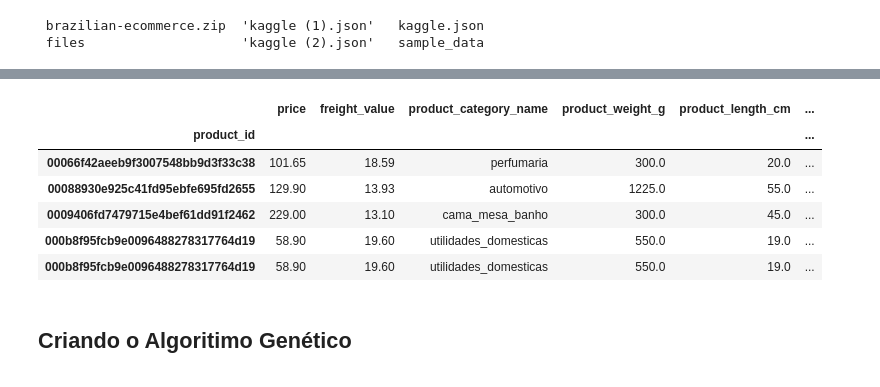
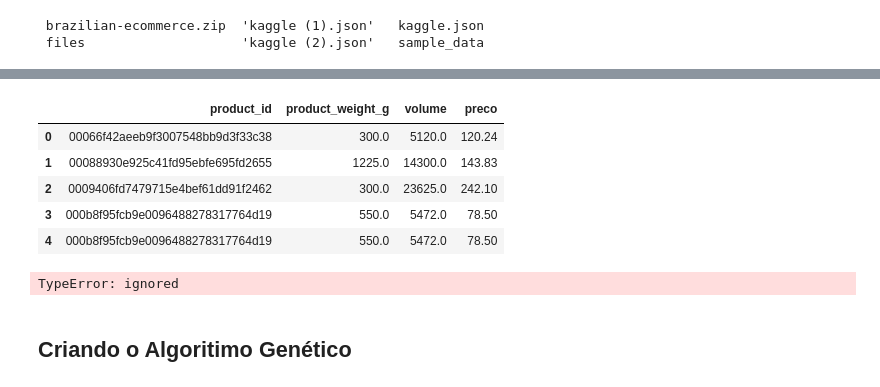
Before and after one commit to jvataidee/PesquisaOperacional, a Jupyter notebook: otimização_caraga_caminhão.ipynb, the cells around one changed output, grey strips where cells are left out. Drawn from its saved outputs; the diff is of its cells as text; code cells hidden in the pictures.

```diff
--- a/otimização_caraga_caminhão.ipynb
+++ b/otimização_caraga_caminhão.ipynb
@@ -98,15 +79,6 @@ df_produto.head()
 # %%
  #Realizar um join entre as tabelas
  df = df_items.join(df_produto)
- df.head()
-# %% [output]
-|  | price | freight_value | product_category_name | product_weight_g | product_length_cm | ... |
-| product_id |  |  |  |  |  | ... |
-| 00066f42aeeb9f3007548bb9d3f33c38 | 101.65 | 18.59 | perfumaria | 300.0 | 20.0 | ... |
-| 00088930e925c41fd95ebfe695fd2655 | 129.90 | 13.93 | automotivo | 1225.0 | 55.0 | ... |
-| 0009406fd7479715e4bef61dd91f2462 | 229.00 | 13.10 | cama_mesa_banho | 300.0 | 45.0 | ... |
-| 000b8f95fcb9e0096488278317764d19 | 58.90 | 19.60 | utilidades_domesticas | 550.0 | 19.0 | ... |
-| 000b8f95fcb9e0096488278317764d19 | 58.90 | 19.60 | utilidades_domesticas | 550.0 | 19.0 | ... |
 # %%
 df["volume"] = df["product_length_cm"]*df["product_height_cm"]*df["product_width_cm"]
 df["preco"] =  df["price"]+df["freight_value"]
@@ -115,5 +86,17 @@ df = df.reset_index()
 # %%
 produtos = df.iloc[:, [0, 4,8,9]]
+produtos.head()
+# %% [output]
+|  | product_id | product_weight_g | volume | preco |
+| 0 | 00066f42aeeb9f3007548bb9d3f33c38 | 300.0 | 5120.0 | 120.24 |
+| 1 | 00088930e925c41fd95ebfe695fd2655 | 1225.0 | 14300.0 | 143.83 |
+| 2 | 0009406fd7479715e4bef61dd91f2462 | 300.0 | 23625.0 | 242.10 |
+| 3 | 000b8f95fcb9e0096488278317764d19 | 550.0 | 5472.0 | 78.50 |
+| 4 | 000b8f95fcb9e0096488278317764d19 | 550.0 | 5472.0 | 78.50 |
+# %%
+produtos = produtos.astype(list)
+# %% [output]
+TypeError: ignored
 # %% [markdown]
 ## Criando o Algoritimo Genético
 # %% [markdown]
```
Also changed, not shown: parts of 4 cells of this notebook.
